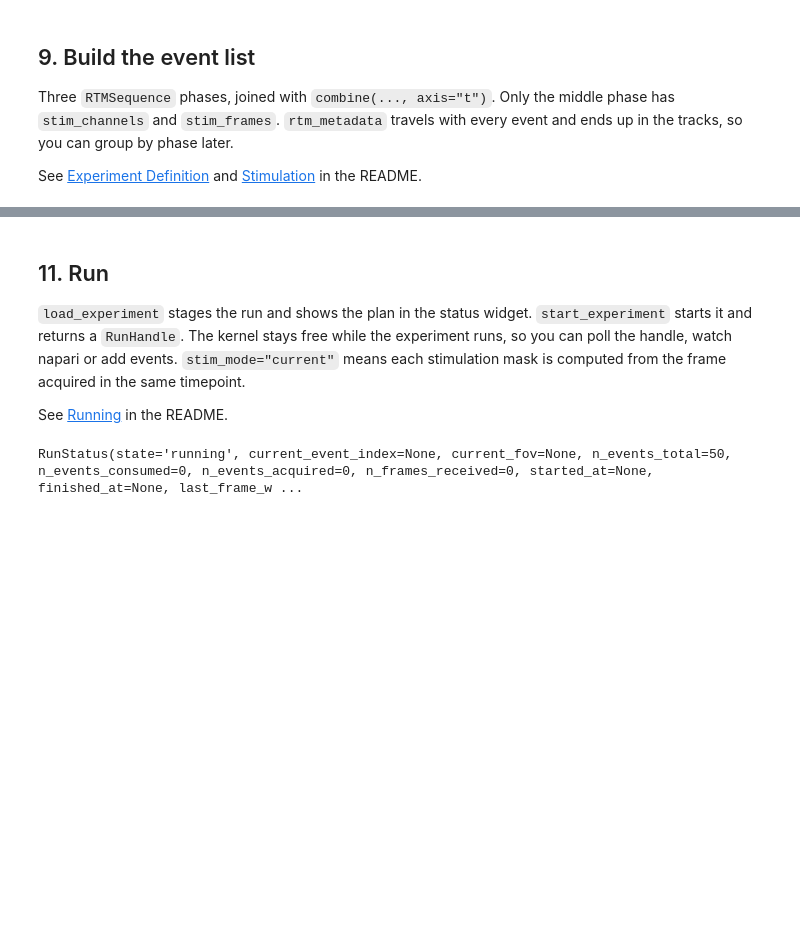
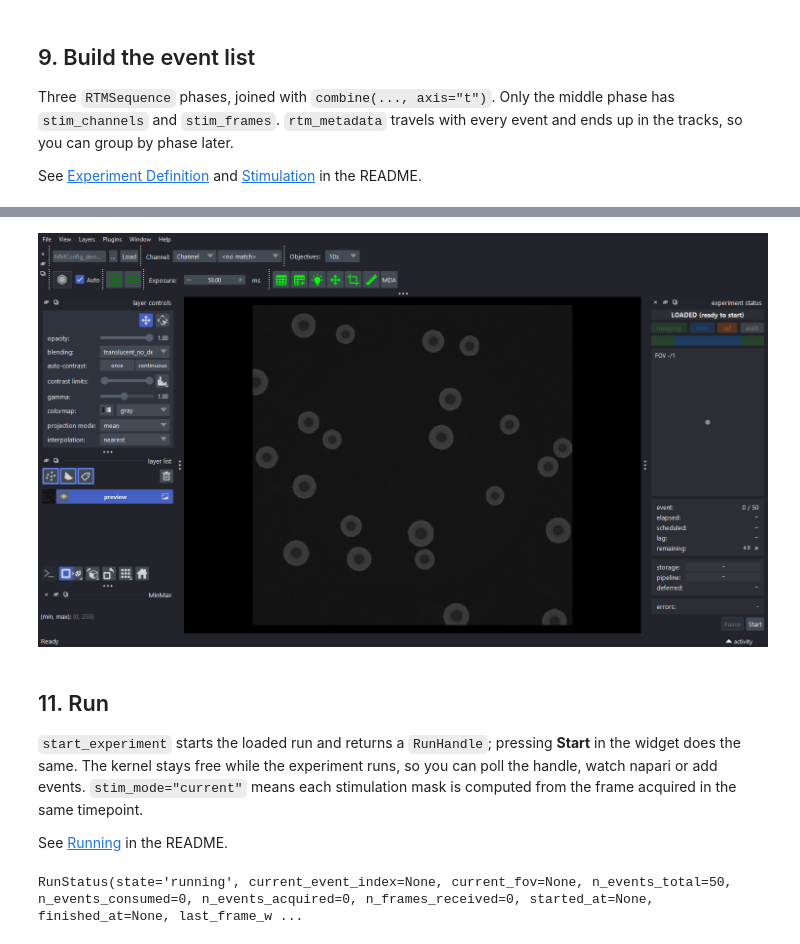
Before and after one commit to hinderling/rtm-pymmcore, a Jupyter notebook: examples/02_live_experiment.ipynb, the cells around one changed output, grey strips where cells are left out. Drawn from its saved outputs; the diff is of its cells as text; code cells hidden in the pictures; blank space fills up the shorter version.

```diff
--- a/examples/02_live_experiment.ipynb
+++ b/examples/02_live_experiment.ipynb
@@ -322,11 +356,14 @@ assert ctrl.validate_events(events), "fix the warnings above before running"
+# %%
+t0 = time.time()
+while time.time() - t0 < 1:                          # let the widget redraw
+    QApplication.processEvents()
+nbscreenshot(viewer, canvas_only=False)
+# %% [output]
+[figure, added]
 # %% [markdown]
 ## 11. Run
 
-`load_experiment` stages the run and shows the plan in the status widget.
-`start_experiment` starts it and returns a `RunHandle`. The kernel stays free
-while the experiment runs, so you can poll the handle, watch napari or add
-events. `stim_mode="current"` means each stimulation mask is computed from the
-frame acquired in the same timepoint.
+`start_experiment` starts the loaded run and returns a `RunHandle`; pressing **Start** in the widget does the same. The kernel stays free while the experiment runs, so you can poll the handle, watch napari or add events. `stim_mode="current"` means each stimulation mask is computed from the frame acquired in the same timepoint.
 
 See [Running](../README.md#running) in the README.
 # %%
```
Also changed, not shown: parts of 9 cells of this notebook, 1 other file.
